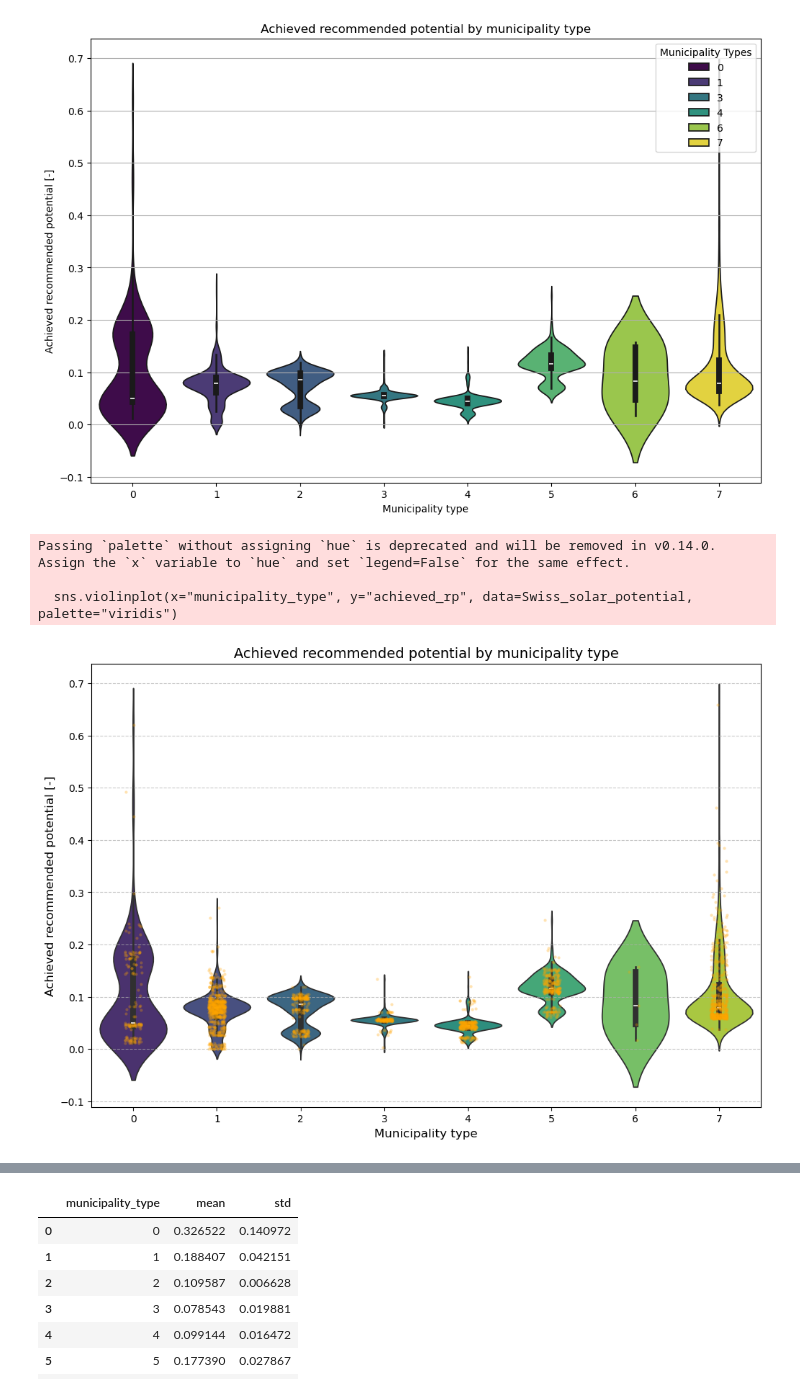
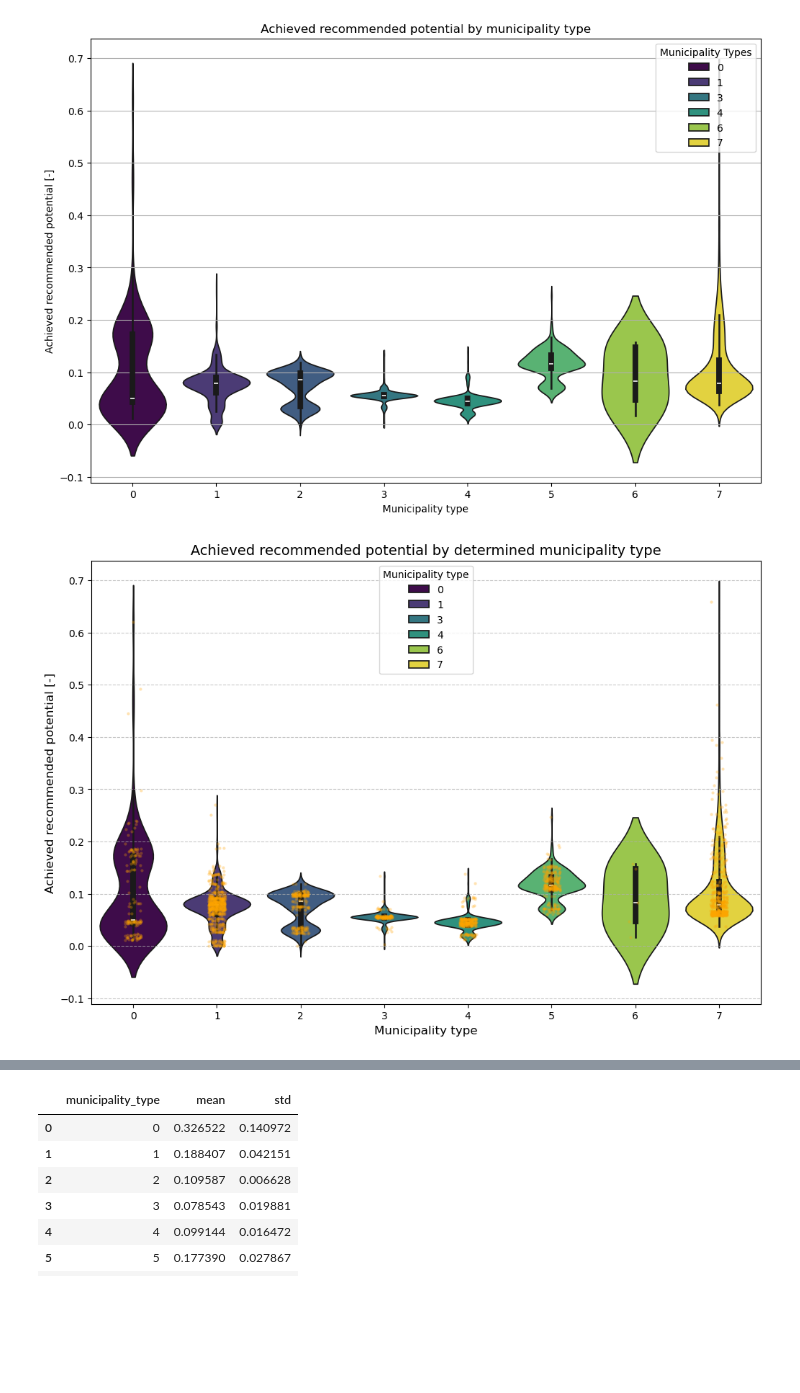
Before and after one commit to matheogodenzi/EnergyTransitionPotential, a Jupyter notebook: source/models/deep_embeddded_clustering.ipynb, the cells around one changed output, grey strips where cells are left out. Saved outputs shown, nothing was run; the diff lists cells and outputs as text; code cells hidden in the pictures; blank space fills up the shorter version.

```diff
--- a/source/models/deep_embeddded_clustering.ipynb
+++ b/source/models/deep_embeddded_clustering.ipynb
@@ -1042,34 +1042,32 @@ plt.show()
 # %%
 import matplotlib.pyplot as plt
 import seaborn as sns
 
 # Assuming Swiss_solar_potential DataFrame is already defined
 
 plt.figure(figsize=(12, 8))
 
 # Create the violin plot
-sns.violinplot(x="municipality_type", y="achieved_rp", data=Swiss_solar_potential, palette="viridis")
+sns.violinplot(x="municipality_type", y="achieved_rp", hue="municipality_type", data=Swiss_solar_potential, palette="viridis")
 
 # Overlay the swarmplot for individual data points
 #sns.swarmplot(x="type", y="achieved_rp", data=Swiss_solar_potential, color="black", size=3, alpha=0.7)
 sns.stripplot(x="municipality_type", y="achieved_rp", data=Swiss_solar_potential, color="orange", size=3, alpha=0.3, jitter=True)
 
 
 # Title and labels
-plt.title("Achieved recommended potential by municipality type", fontsize=14)
+plt.title("Achieved recommended potential by determined municipality type", fontsize=14)
 plt.xlabel("Municipality type", fontsize=12)
 plt.ylabel("Achieved recommended potential [-]", fontsize=12)
 
 # Add grid
 plt.grid(axis="y", linestyle="--", alpha=0.7)
+plt.legend(title="Municipality type")
 
 # Display the plot
 plt.show()
 # %% [output]
-Passing `palette` without assigning `hue` is deprecated and will be removed in v0.14.0. Assign the `x` variable to `hue` and set `legend=False` for the same effect.
-
-  sns.violinplot(x="municipality_type", y="achieved_rp", data=Swiss_solar_potential, palette="viridis")
-[figure, old version]
+[figure, new version]
 # %%
 
 # Get the top 10 largest values for each category
```
